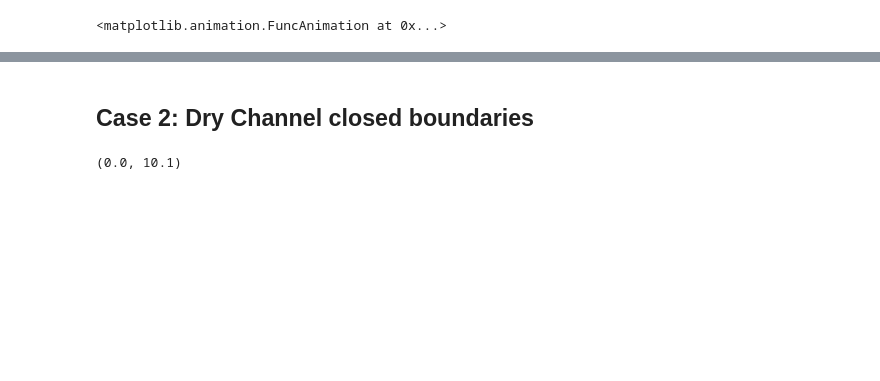
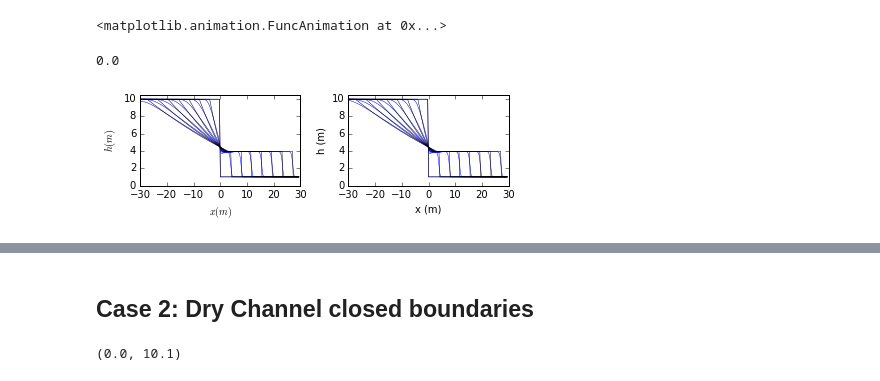
Before and after one commit to joaocaldass/inriamericwaves, a Jupyter notebook: Simulations/nswe_order1.ipynb, the cells around one changed output, grey strips where cells are left out. Cells and saved outputs as stored; diff of their text form; code cells hidden in the pictures; blank space fills up the shorter version.

```diff
--- a/Simulations/nswe_order1.ipynb
+++ b/Simulations/nswe_order1.ipynb
@@ -382,5 +383,6 @@ plt.ylim(0.0,10.1)
 # %%
 twet,hwet,huwet = nswe1.simulate(h,hu,nswe1.bcs_closed,dx,cfl,t0,nt,nswe1.roe,kappa=1e-6)
+twetopen, hwetopen, huwetopen = nswe1.simulate(h,hu,nswe1.bcs_open,dx,cfl,t0,nt,nswe1.roe,kappa=1e-6)
 # %%
 from JSAnimation import IPython_display
 from matplotlib import animation
@@ -395,3 +397,34 @@ def animate(i):
 animation.FuncAnimation(f1,animate,frames=range(nt/10))
 # %% [output]
 <matplotlib.animation.FuncAnimation at 0x...>
+# %%
+np.abs((twet-twetopen)).max()
+# %% [output]
+0.0
+# %%
+hawet = np.zeros((nt,x.shape[0]))
+uawet = np.zeros((nt,x.shape[0]))
+huawet = np.zeros((nt,x.shape[0]))
+
+for i in range(nt):
+    hawet[i,:],uawet[i,:] = dbsol.SWAnalyticalSolutionWet(x,twet[i],0.0,hl=10.0,hr=1.0, g=9.81)
+huawet = hawet*uawet
+# %%
+plt.figure(figsize=(6,2))
+dit = 40
+plt.subplot(121)
+plt.plot(x[1:-1],hwet[::dit,1:-1].T,'-b',lw=0.5);
+plt.plot(x[1:-1],hawet[::dit,1:-1].T,'-k',lw=0.5)
+plt.ylim(0.0,10.5)
+plt.xlabel(r'$x (m)$')
+plt.ylabel(r'$h (m)$')
+plt.subplot(122)
+plt.plot(x[1:-1],hwetopen[::dit,1:-1].T,'-b',lw=0.5);
+plt.plot(x[1:-1],hawet[::dit,1:-1].T,'-k',lw=0.5);
+plt.ylim(0.0,10.5)
+plt.xlabel('x (m)')
+plt.ylabel('h (m)')
+plt.tight_layout()
+plt.savefig('figures/NsweSolvers/db_hwet.png',dpi=300,bbox_inches='tight')
+# %% [output]
+[figure, added]
```
Also changed, not shown: parts of 20 cells of this notebook, 3 other files.
